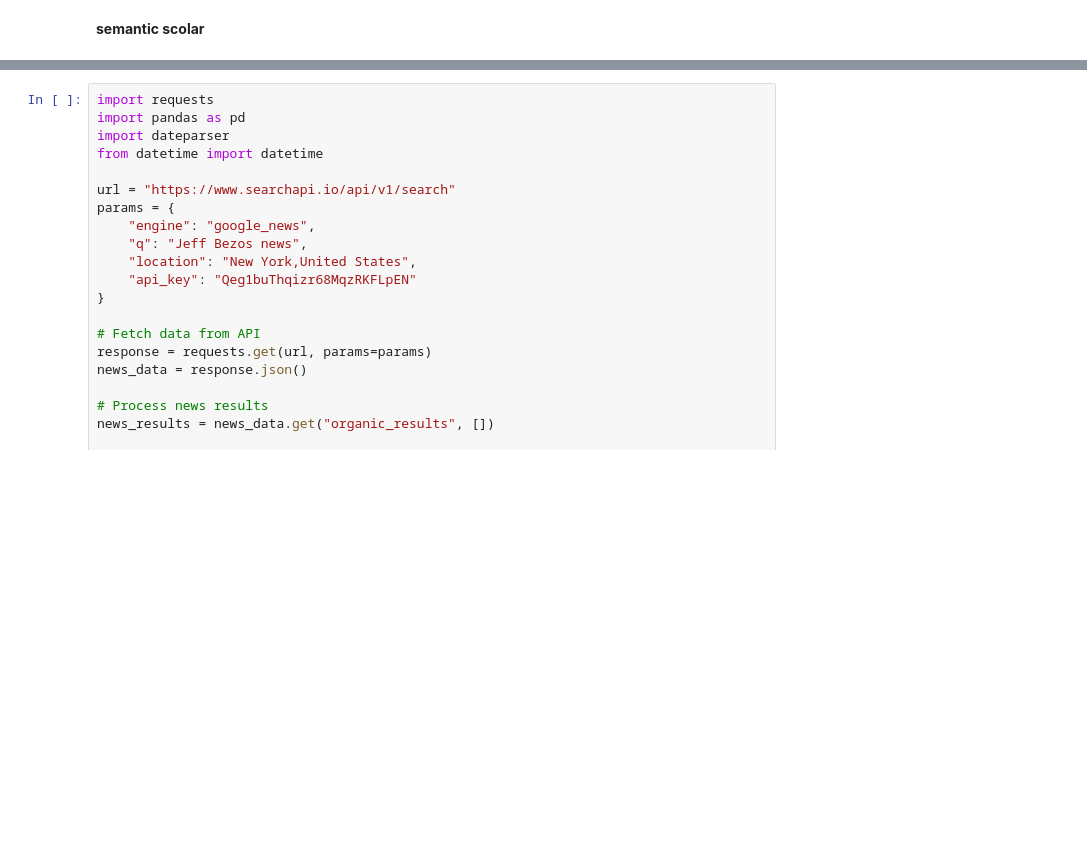
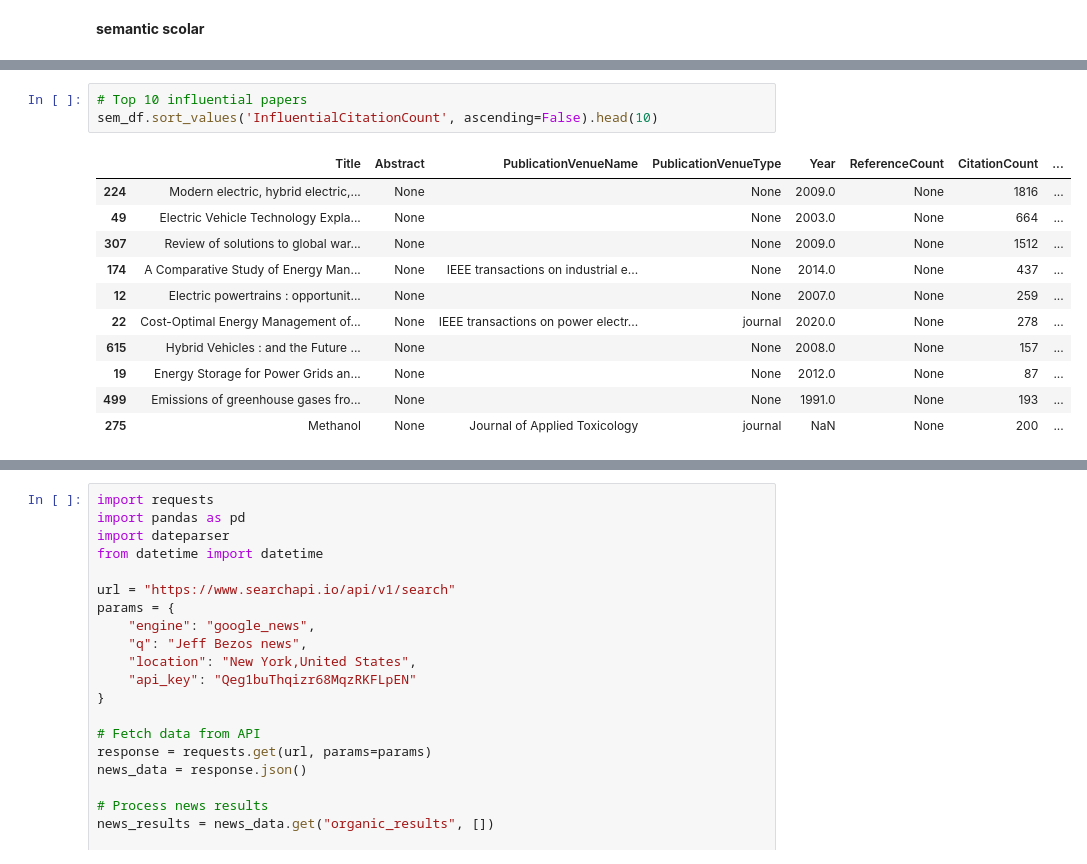
Before and after one commit to tasnim2410/technology-trend-analysis, a Jupyter notebook: scientific_data_collection.ipynb, the cells around one changed output, grey strips where cells are left out. Saved outputs shown, nothing was run; the diff lists cells and outputs as text; blank space fills up the shorter version.

```diff
--- a/scientific_data_collection.ipynb
+++ b/scientific_data_collection.ipynb
@@ -63,0 +125,15 @@ else:
+# %%
+# Top 10 influential papers
+sem_df.sort_values('InfluentialCitationCount', ascending=False).head(10)
+# %% [output]
+|  | Title | Abstract | PublicationVenueName | PublicationVenueType | Year | ReferenceCount | CitationCount | ... |
+| 224 | Modern electric, hybrid electric,... | None |  | None | 2009.0 | None | 1816 | ... |
+| 49 | Electric Vehicle Technology Expla... | None |  | None | 2003.0 | None | 664 | ... |
+| 307 | Review of solutions to global war... | None |  | None | 2009.0 | None | 1512 | ... |
+| 174 | A Comparative Study of Energy Man... | None | IEEE transactions on industrial e... | None | 2014.0 | None | 437 | ... |
+| 12 | Electric powertrains : opportunit... | None |  | None | 2007.0 | None | 259 | ... |
+| 22 | Cost-Optimal Energy Management of... | None | IEEE transactions on power electr... | journal | 2020.0 | None | 278 | ... |
+| 615 | Hybrid Vehicles : and the Future ... | None |  | None | 2008.0 | None | 157 | ... |
+| 19 | Energy Storage for Power Grids an... | None |  | None | 2012.0 | None | 87 | ... |
+| 499 | Emissions of greenhouse gases fro... | None |  | None | 1991.0 | None | 193 | ... |
+| 275 | Methanol | None | Journal of Applied Toxicology | journal | NaN | None | 200 | ... |
```
Also changed, not shown: parts of 16 cells of this notebook, 4 other files.
